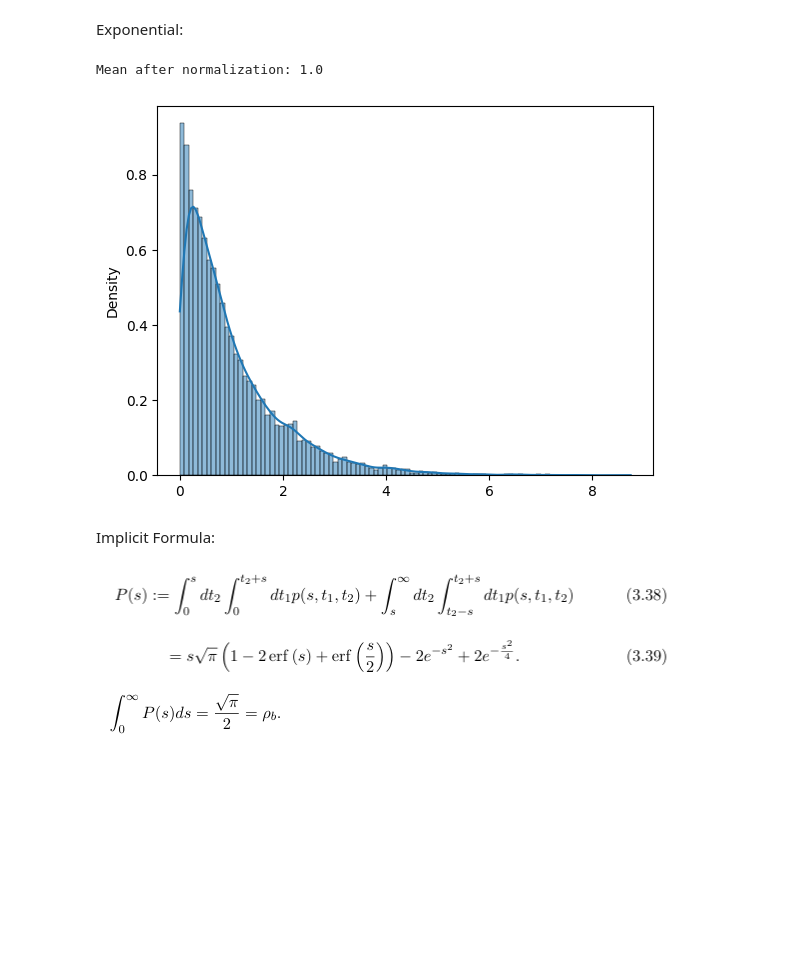
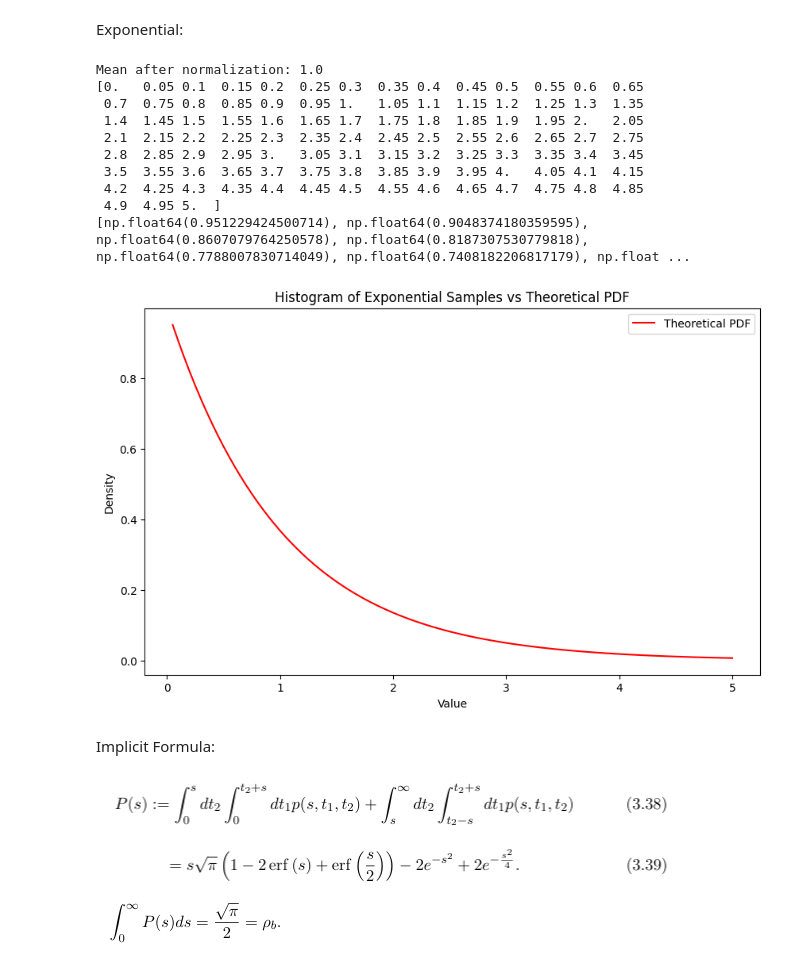
Before and after one commit to HuwWDay/RMTDNAData, a Jupyter notebook: DNAvsExclusion.ipynb, the cells around one changed output. Cells and saved outputs as stored; diff of their text form; code cells hidden in the pictures; blank space fills up the shorter version.

```diff
--- a/DNAvsExclusion.ipynb
+++ b/DNAvsExclusion.ipynb
@@ -20,33 +20,56 @@ Exponential:
 # %%
 # Generate random exponential samples
 Exp = np.random.exponential(scale=1.0, size=10000)
 
 # Normalize to have mean = 1
 Exp /= np.mean(Exp)
 print(f"Mean after normalization: {np.mean(Exp)}")
 
-sns.histplot(data=Exp, bins=binno, kde=True, stat="density")
+#sns.histplot(data=Exp, bins=binno, kde=True, stat="density")
 
 # Area under the histogram of exponential samples should be 1
 hist_exp, expbins = np.histogram(Exp, range=(Lower, Upper), bins=binno, density=True)
+print(expbins)
+hist_exp = [np.exp(-x).astype(float) for x in expbins[1:]]
+print(hist_exp)
+
+# Plot hist_exp vs expbins
+plt.figure(figsize=(10, 6))
+plt.plot(expbins[1:], hist_exp, label="Theoretical PDF", color="red")
+#plt.hist(Exp, bins=binno, density=True, alpha=0.5, label="Empirical Histogram")
+plt.title("Histogram of Exponential Samples vs Theoretical PDF")
+plt.xlabel("Value")
+plt.ylabel("Density")
+plt.legend()
+plt.show()
+
 # Area under the histogram should be 1
-bin_width = np.diff(expbins)[0]
-HistArea = np.sum(hist_exp * bin_width)
-hist = hist_exp / HistArea
-HistAreaTest = np.sum(hist_exp * bin_width)
-assert np.isclose(HistAreaTest, 1), f"Histogram area is not 1. Area is {HistAreaTest}."
+# bin_width = np.diff(expbins)[0]
+# HistArea = np.sum(hist_exp * bin_width)
+# hist = hist_exp / HistArea
+# HistAreaTest = np.sum(hist_exp * bin_width)
+# assert np.isclose(HistAreaTest, 1), f"Histogram area is not 1. Area is {HistAreaTest}."
 
 # ThinnedDict[0.00] = hist_exp
 # ThinnedDict["Bins"] = bins[:-1]  # Store bin edges for reference
 
 # # Save to file
 # p = 0.00
 # filename = f"ThinnedEigenvalues/Thin_{p:.2f}.csv"
 # np.savetxt(filename, hist, delimiter=",")
 # print(f"Saved normalized exponential samples to {filename}.")
 # %% [output]
 Mean after normalization: 1.0
+[0.   0.05 0.1  0.15 0.2  0.25 0.3  0.35 0.4  0.45 0.5  0.55 0.6  0.65
+ 0.7  0.75 0.8  0.85 0.9  0.95 1.   1.05 1.1  1.15 1.2  1.25 1.3  1.35
+ 1.4  1.45 1.5  1.55 1.6  1.65 1.7  1.75 1.8  1.85 1.9  1.95 2.   2.05
+ 2.1  2.15 2.2  2.25 2.3  2.35 2.4  2.45 2.5  2.55 2.6  2.65 2.7  2.75
+ 2.8  2.85 2.9  2.95 3.   3.05 3.1  3.15 3.2  3.25 3.3  3.35 3.4  3.45
+ 3.5  3.55 3.6  3.65 3.7  3.75 3.8  3.85 3.9  3.95 4.   4.05 4.1  4.15
+ 4.2  4.25 4.3  4.35 4.4  4.45 4.5  4.55 4.6  4.65 4.7  4.75 4.8  4.85
+ 4.9  4.95 5.  ]
+[np.float64(0.951229424500714), np.float64(0.9048374180359595), np.float64(0.8607079764250578), np.float64(0.8187307530779818), np.float64(0.7788007830714049), np.float64(0.7408182206817179), np.float ...
-[figure, old version]
+[figure, new version]
 # %% [markdown]
 Implicit Formula:
 
```
Also changed, not shown: parts of 3 cells of this notebook.
